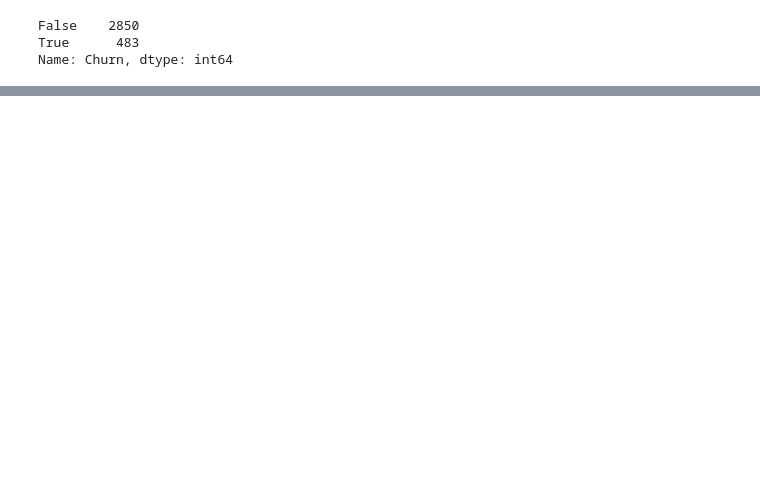
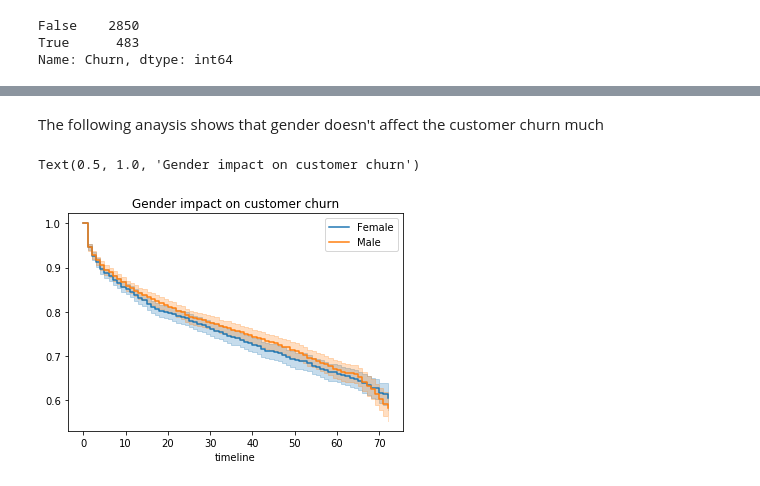
Before and after one commit to kuol/telco_churn, a Jupyter notebook: telco_churn.ipynb, the cells around one changed output, grey strips where cells are left out. Drawn from its saved outputs; the diff is of its cells as text; code cells hidden in the pictures; blank space fills up the shorter version.

```diff
--- a/telco_churn.ipynb
+++ b/telco_churn.ipynb
@@ -306,0 +385,22 @@ Name: Churn, Length: 102, dtype: int64
+# %% [markdown]
+The following anaysis shows that gender doesn't affect the customer churn much
+# %%
+kmf1 = KaplanMeierFitter() ## instantiate the class to create an object
+
+## Two Cohorts are compared. 1. Streaming TV Not Subsribed by Users, 2. Streaming TV subscribed by the users.
+groups = df['gender']
+cohort1 = (groups == 'Female')      ## group i1 , having the pandas series for the 1st cohort
+cohort2 = (groups == 'Male')     ## group i2 , having the pandas series for the 2nd cohort
+
+
+## fit the model for 1st cohort
+kmf1.fit(df['tenure'][cohort1], df['Churn'][cohort1], label='Female')
+a1 = kmf1.plot()
+
+## fit the model for 2nd cohort
+kmf1.fit(df['tenure'][cohort2], df['Churn'][cohort2], label='Male')
+kmf1.plot(ax=a1)
+plt.title('Gender impact on customer churn')
+# %% [output]
+Text(0.5, 1.0, 'Gender impact on customer churn')
+[figure, added]
```
Also changed, not shown: parts of 19 cells of this notebook, 1 other file.
